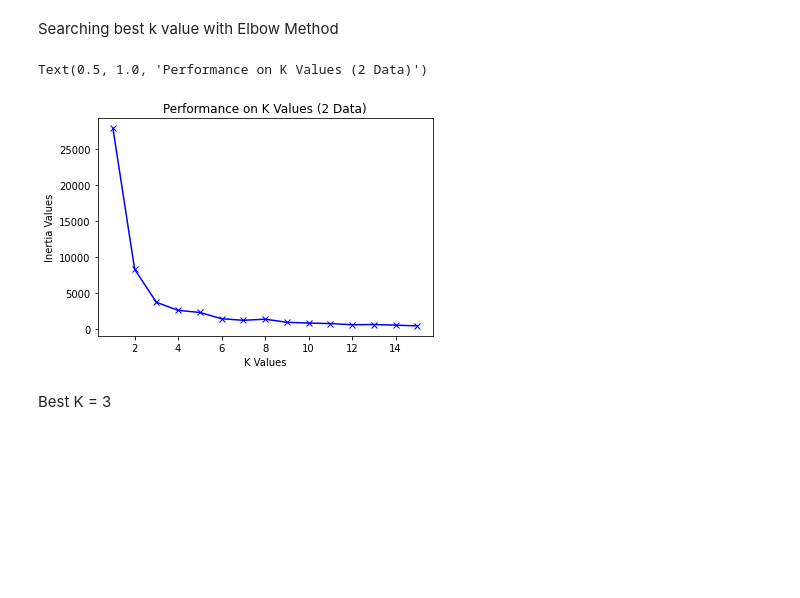
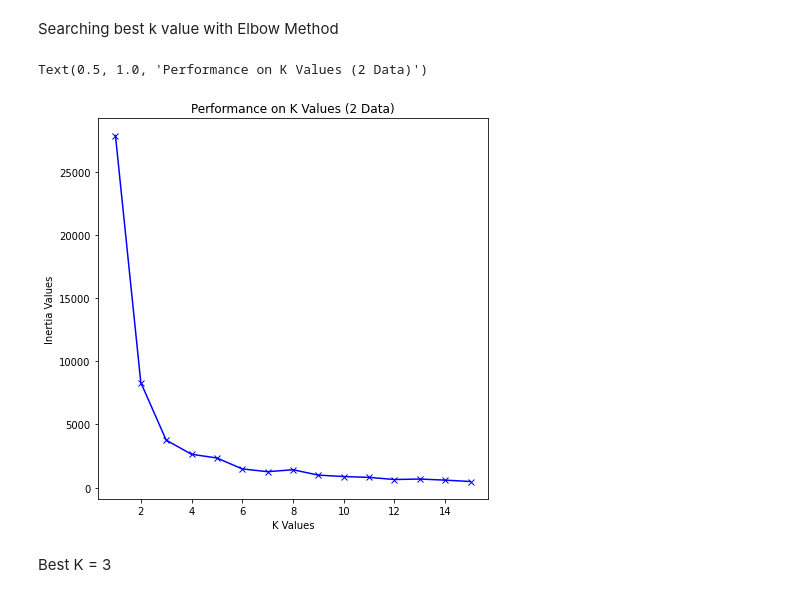
Before and after one commit to kaenova/Malin_Tubes1, a Jupyter notebook: notebooks/Malin_Tubes1_Pengumpulan.ipynb, the cells around one changed output. Drawn from its saved outputs; the diff is of its cells as text; code cells hidden in the pictures; blank space fills up the shorter version.

```diff
--- a/notebooks/Malin_Tubes1_Pengumpulan.ipynb
+++ b/notebooks/Malin_Tubes1_Pengumpulan.ipynb
@@ -442,13 +442,14 @@ data_run_history
 # %% [markdown]
 Searching best k value with Elbow Method
 # %%
+plt.figure(figsize=(7,7))
 plt.plot([i for i in data_run_history["k_runs"].keys()], [ data_run_history["k_runs"][i]["inertia"] for i in data_run_history["k_runs"].keys()], 'bx-')
 plt.xlabel("K Values")
 plt.ylabel("Inertia Values")
 plt.title("Performance on K Values (2 Data)")
 # %% [output]
 Text(0.5, 1.0, 'Performance on K Values (2 Data)')
-[figure, old version]
+[figure, new version]
 # %% [markdown]
 Best K = 3
 # %%
```
Also changed, not shown: parts of 14 cells of this notebook, 3 other files.
